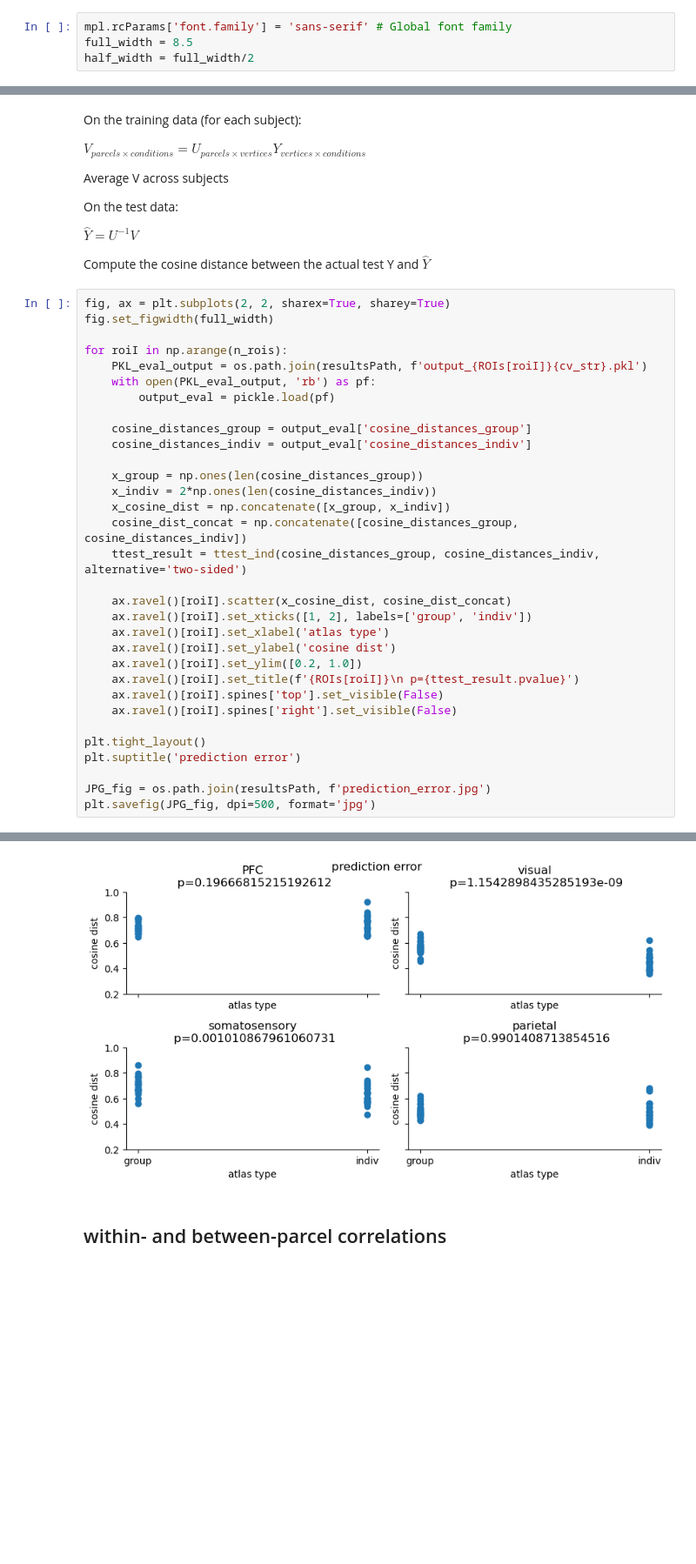
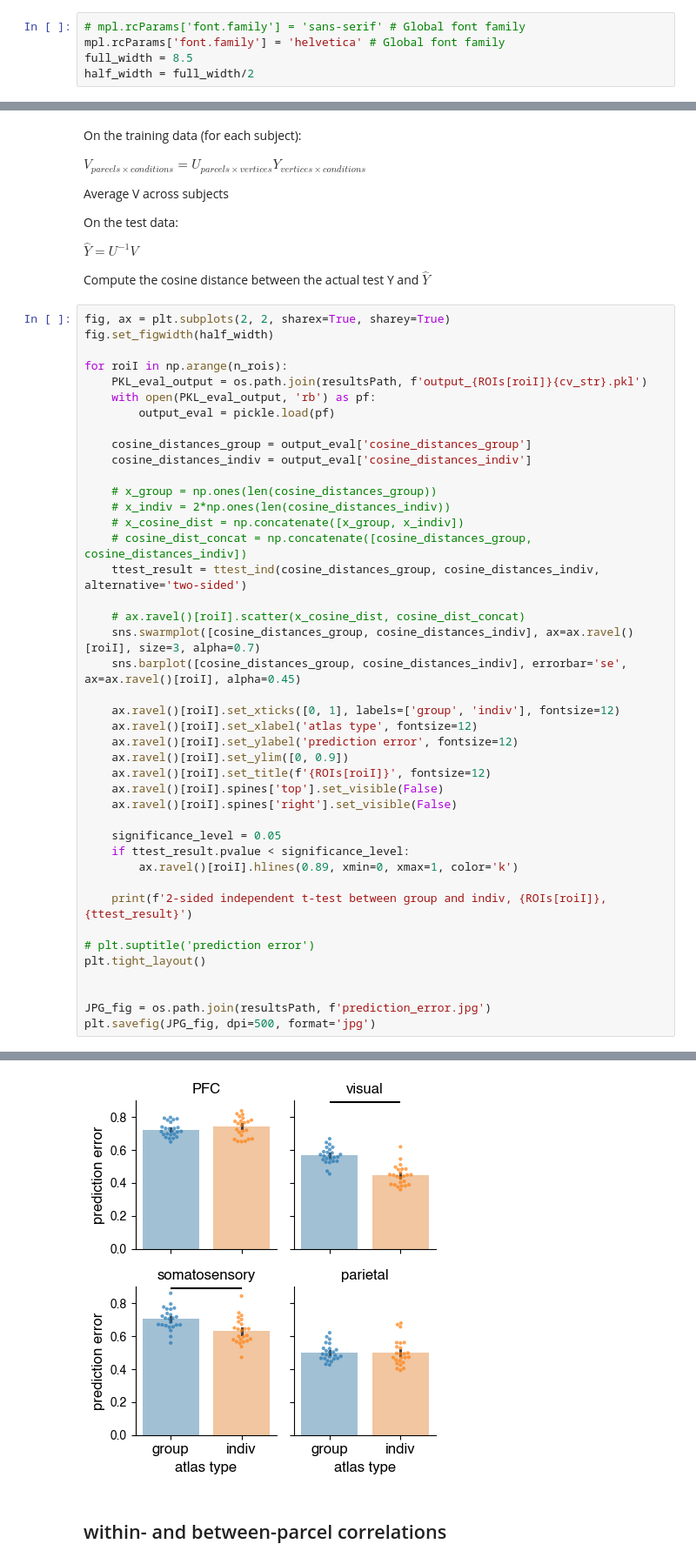
Before and after one commit to jkderrick028/PFC_parcellation, a Jupyter notebook: code/2_evaluating_group_and _individualized_parcellations.ipynb, the cells around one changed output, grey strips where cells are left out. Shown at 87% size. Saved outputs shown, nothing was run; the diff lists cells and outputs as text; blank space fills up the shorter version.

Commit message:
figures

```diff
--- a/code/2_evaluating_group_and _individualized_parcellations.ipynb
+++ b/code/2_evaluating_group_and _individualized_parcellations.ipynb
@@ -7,7 +7,8 @@ from scipy.stats import ttest_ind, ttest_1samp
 from evaluations import *
 import seaborn as sns
 # %%
-mpl.rcParams['font.family'] = 'sans-serif' # Global font family
+# mpl.rcParams['font.family'] = 'sans-serif' # Global font family
+mpl.rcParams['font.family'] = 'helvetica' # Global font family
 full_width = 8.5
 half_width = full_width/2
 # %%
@@ -35,7 +37,7 @@ $\hat{Y} = U^{-1} V$
 Compute the cosine distance between the actual test Y and $\hat{Y}$
 # %%
 fig, ax = plt.subplots(2, 2, sharex=True, sharey=True)
-fig.set_figwidth(full_width)
+fig.set_figwidth(half_width)
 
 for roiI in np.arange(n_rois):
     PKL_eval_output = os.path.join(resultsPath, f'output_{ROIs[roiI]}{cv_str}.pkl')
@@ -45,23 +47,33 @@ for roiI in np.arange(n_rois):
     cosine_distances_group = output_eval['cosine_distances_group']
     cosine_distances_indiv = output_eval['cosine_distances_indiv']
 
-    x_group = np.ones(len(cosine_distances_group))
-    x_indiv = 2*np.ones(len(cosine_distances_indiv))
-    x_cosine_dist = np.concatenate([x_group, x_indiv])
-    cosine_dist_concat = np.concatenate([cosine_distances_group, cosine_distances_indiv])
+    # x_group = np.ones(len(cosine_distances_group))
+    # x_indiv = 2*np.ones(len(cosine_distances_indiv))
+    # x_cosine_dist = np.concatenate([x_group, x_indiv])
+    # cosine_dist_concat = np.concatenate([cosine_distances_group, cosine_distances_indiv])
     ttest_result = ttest_ind(cosine_distances_group, cosine_distances_indiv, alternative='two-sided')
 
-    ax.ravel()[roiI].scatter(x_cosine_dist, cosine_dist_concat)
-    ax.ravel()[roiI].set_xticks([1, 2], labels=['group', 'indiv'])
-    ax.ravel()[roiI].set_xlabel('atlas type')
-    ax.ravel()[roiI].set_ylabel('cosine dist')
-    ax.ravel()[roiI].set_ylim([0.2, 1.0])
-    ax.ravel()[roiI].set_title(f'{ROIs[roiI]}\n p={ttest_result.pvalue}')
+    # ax.ravel()[roiI].scatter(x_cosine_dist, cosine_dist_concat)
+    sns.swarmplot([cosine_distances_group, cosine_distances_indiv], ax=ax.ravel()[roiI], size=3, alpha=0.7)
+    sns.barplot([cosine_distances_group, cosine_distances_indiv], errorbar='se', ax=ax.ravel()[roiI], alpha=0.45)
+
+    ax.ravel()[roiI].set_xticks([0, 1], labels=['group', 'indiv'], fontsize=12)
+    ax.ravel()[roiI].set_xlabel('atlas type', fontsize=12)
+    ax.ravel()[roiI].set_ylabel('prediction error', fontsize=12)
+    ax.ravel()[roiI].set_ylim([0, 0.9])
+    ax.ravel()[roiI].set_title(f'{ROIs[roiI]}', fontsize=12)
     ax.ravel()[roiI].spines['top'].set_visible(False)
     ax.ravel()[roiI].spines['right'].set_visible(False)
 
+    significance_level = 0.05
+    if ttest_result.pvalue < significance_level:
+        ax.ravel()[roiI].hlines(0.89, xmin=0, xmax=1, color='k')
+
+    print(f'2-sided independent t-test between group and indiv, {ROIs[roiI]}, {ttest_result}')
+
+# plt.suptitle('prediction error')
 plt.tight_layout()
-plt.suptitle('prediction error')
+
 
 JPG_fig = os.path.join(resultsPath, f'prediction_error.jpg')
 plt.savefig(JPG_fig, dpi=500, format='jpg')
@@ -69,4 +85,4 @@ plt.savefig(JPG_fig, dpi=500, format='jpg')
-[figure, old version]
+[figure, new version]
 # %% [markdown]
 ## within- and between-parcel correlations
 # %%
```
Also changed, not shown: parts of 4 cells of this notebook, 3 other files.
